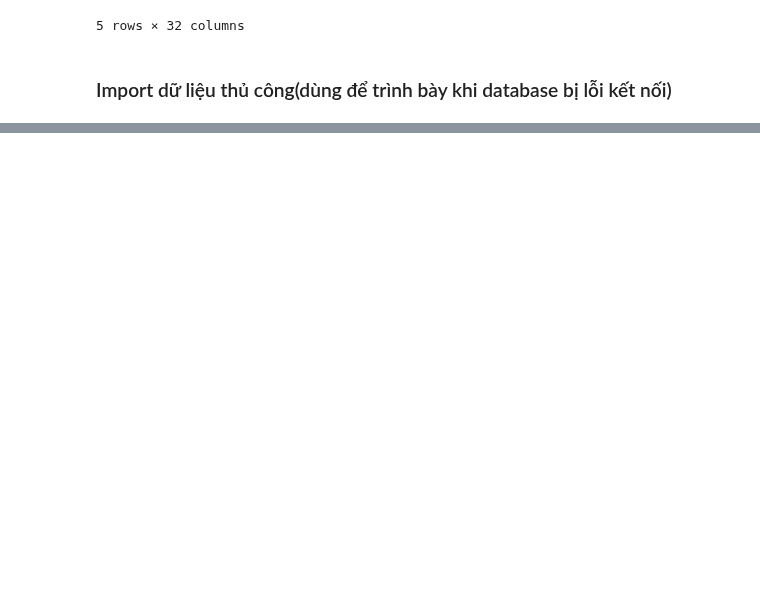
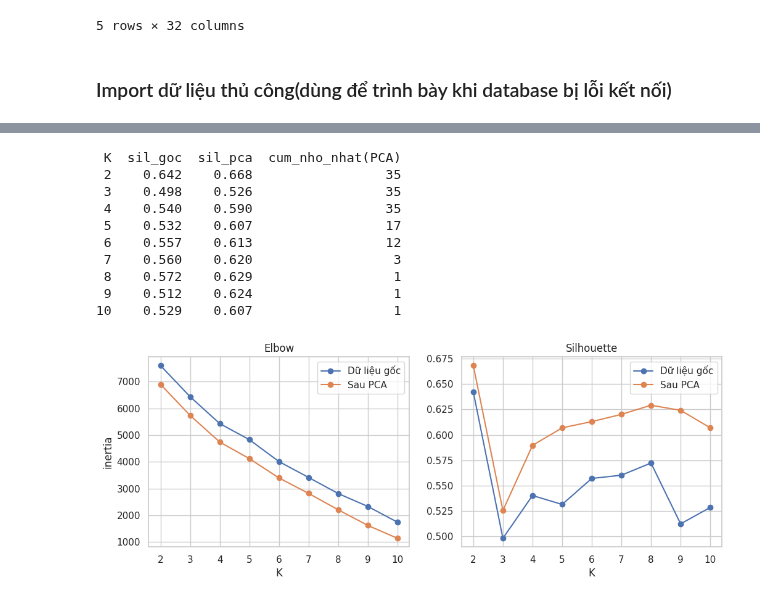
Before and after one commit to jnzm246/Project_Team_Group_4, a Jupyter notebook: workspace/Stage2_Model_Architecture_and_Evaluation.ipynb, the cells around one changed output, grey strips where cells are left out. Drawn from its saved outputs; the diff is of its cells as text; code cells hidden in the pictures; blank space fills up the shorter version.

```diff
--- a/workspace/Stage2_Model_Architecture_and_Evaluation.ipynb
+++ b/workspace/Stage2_Model_Architecture_and_Evaluation.ipynb
@@ -76,0 +124,41 @@ Tải dữ liệu thành công!
+# %%
+ks = list(range(2, 11))
+inertia_raw, inertia_pca, sil_raw, sil_pca, nho_nhat = [], [], [], [], []
+
+for k in ks:
+    lab_raw = KMeans(n_clusters=k, n_init=10, random_state=3000).fit(X_scaled)
+    lab_pca = KMeans(n_clusters=k, n_init=10, random_state=3000).fit(X_pca)
+    inertia_raw.append(lab_raw.inertia_)
+    inertia_pca.append(lab_pca.inertia_)
+    sil_raw.append(silhouette_score(X_scaled, lab_raw.labels_))
+    sil_pca.append(silhouette_score(X_pca, lab_pca.labels_))
+    nho_nhat.append(np.bincount(lab_pca.labels_).min())
+
+fig, ax = plt.subplots(1, 2, figsize=(12, 4))
+ax[0].plot(ks, inertia_raw, marker='o', label='Dữ liệu gốc')
+ax[0].plot(ks, inertia_pca, marker='o', label='Sau PCA')
+ax[0].set_title('Elbow')
+ax[0].set_xlabel('K')
+ax[0].set_ylabel('inertia')
+ax[0].legend()
+ax[1].plot(ks, sil_raw, marker='o', label='Dữ liệu gốc')
+ax[1].plot(ks, sil_pca, marker='o', label='Sau PCA')
+ax[1].set_title('Silhouette')
+ax[1].set_xlabel('K')
+ax[1].legend()
+plt.show()
+
+print(pd.DataFrame({'K': ks, 'sil_goc': np.round(sil_raw, 3), 'sil_pca': np.round(sil_pca, 3),
+                    'cum_nho_nhat(PCA)': nho_nhat}).to_string(index=False))
+# %% [output]
+ K  sil_goc  sil_pca  cum_nho_nhat(PCA)
+ 2    0.642    0.668                 35
+ 3    0.498    0.526                 35
+ 4    0.540    0.590                 35
+ 5    0.532    0.607                 17
+ 6    0.557    0.613                 12
+ 7    0.560    0.620                  3
+ 8    0.572    0.629                  1
+ 9    0.512    0.624                  1
+10    0.529    0.607                  1
+[figure, added]
```
Also changed, not shown: parts of 27 cells of this notebook.
